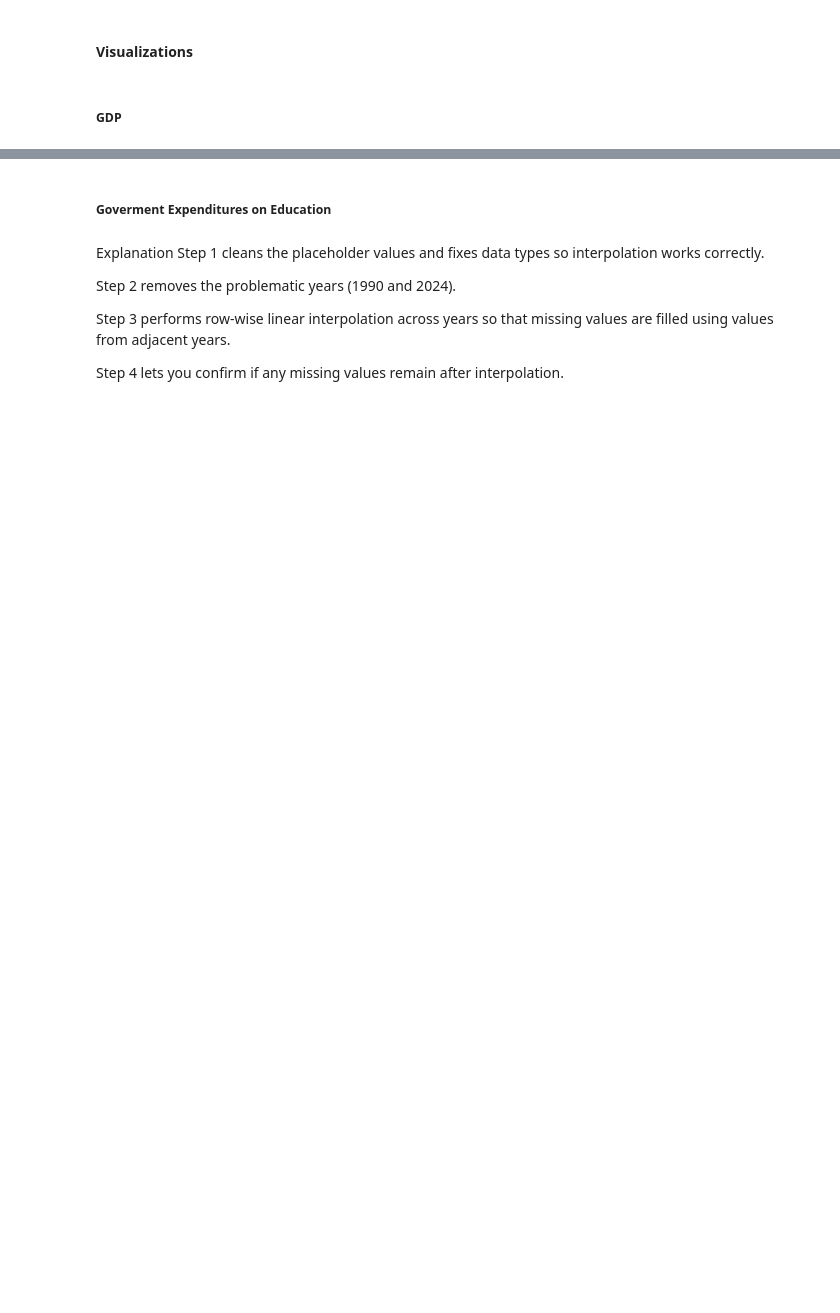
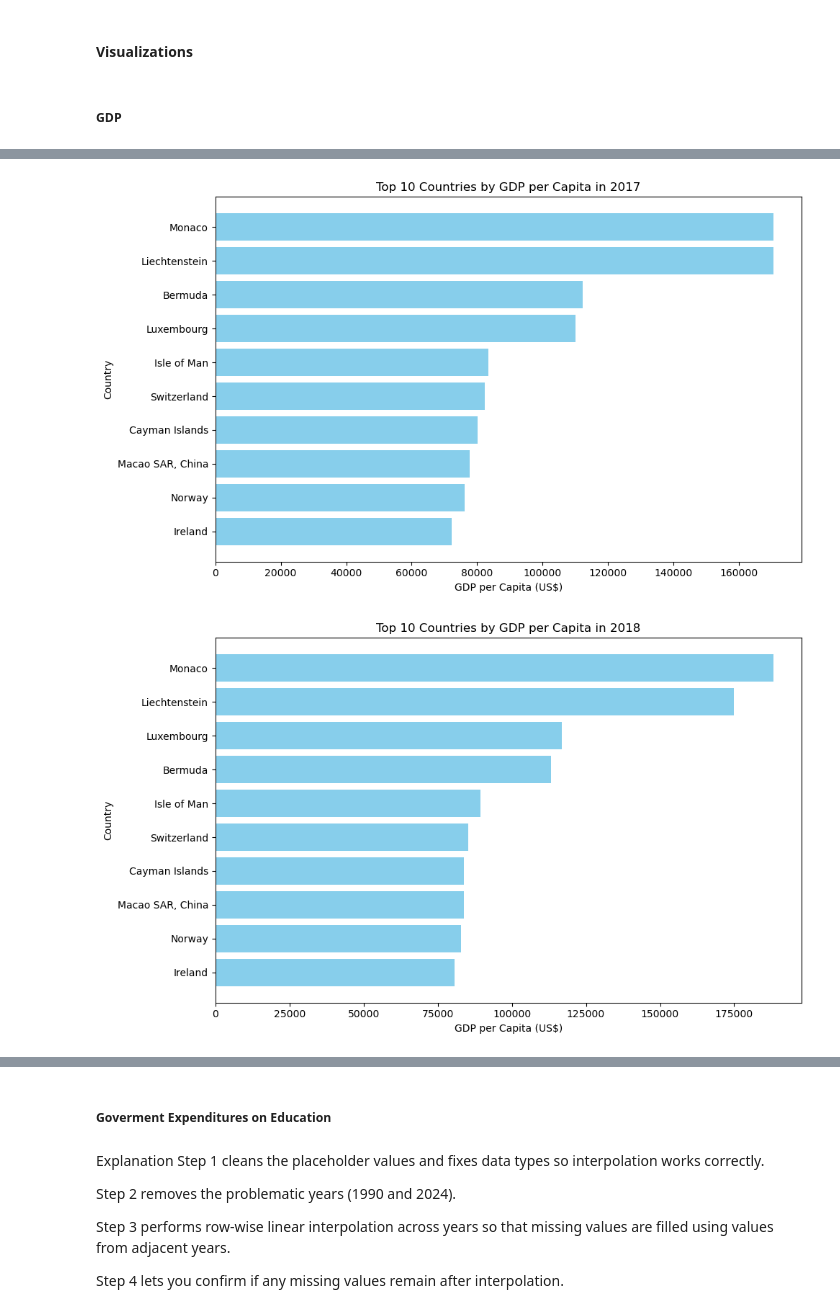
Before and after one commit to i11g/Data-Science-Project, a Jupyter notebook: Data.ipynb, the cells around one changed output, grey strips where cells are left out. Cells and saved outputs as stored; diff of their text form; code cells hidden in the pictures; blank space fills up the shorter version.

```diff
--- a/Data.ipynb
+++ b/Data.ipynb
@@ -1175,10 +1491,6 @@ Rows all-NaN across year cols AFTER : 125
 # %% [markdown]
 #### Data Tidying and Cleaning - Python Code
 # %%
-import re
-import numpy as np
-import pandas as pd
-
 def wb_to_long_simple(
     df: pd.DataFrame,
     *,
@@ -1189,11 +1501,19 @@ def wb_to_long_simple(
     year_max: int = 2022,
     interpolate: bool = True
 ) -> pd.DataFrame:
+
     """Minimal WB wide->long for 2017–2022 with optional series filter."""
+
     # Pick likely column names (kept very simple)
-    name_col = "Series Name" if "Series Name" in df.columns else ("Indicator Name" if "Indicator Name" in df.columns else None)
-    code_col = "Series Code" if "Series Code" in df.columns else ("Indicator Code" if "Indicator Code" in df.columns else None)
-    country_col = "Country Name" if "Country Name" in df.columns else ("country" if "country" in df.columns else None)
+    name_col = ("Series Name" if "Series Name" in df.columns else
+            "Indicator Name" if "Indicator Name" in df.columns else None)
+
+    code_col = ("Series Code" if "Series Code" in df.columns else
+            "Indicator Code" if "Indicator Code" in df.columns else None)
+
+    country_col = ("Country Name" if "Country Name" in df.columns else
+               "country" if "country" in df.columns else None)
+
     if country_col is None:
         raise KeyError("Need a country column (expected 'Country Name' or 'country').")
 
@@ -1206,7 +1526,8 @@ def wb_to_long_simple(
         d = d[d[name_col].astype(str).str.strip().str.casefold() == series_name.strip().casefold()]
 
     # Keep it simple: drop a few obvious meta cols + any Unnamed
-    d = d.drop(columns=[c for c in ["Country Code", "Series Code", "Series Name", "Indicator Code", "Indicator Name"] if c in d.columns], errors="ignore")
+    d = d.drop(columns=[c for c in ["Country Code", "Series Code", "Series Name", "Indicator Code",
+                                    "Indicator Name"] if c in d.columns], errors="ignore")
     d = d.loc[:, ~d.columns.str.match(r"^Unnamed")]
 
     # Year columns in window
@@ -1222,13 +1543,16 @@ def wb_to_long_simple(
         raise ValueError(f"No year columns detected in {year_min}-{year_max}.")
 
     # Clean + numeric + (optional) interpolate across years
-    d[year_cols] = d[year_cols].replace(r"^\s*\.\.\s*$", np.nan, regex=True).apply(pd.to_numeric, errors="coerce")
+    d[year_cols] = d[year_cols].replace(r"^\s*\.\.\s*$", np.nan, regex=True).apply(pd.to_numeric,
+                                                                                   errors="coerce")
     if interpolate:
         d[year_cols] = d[year_cols].interpolate(axis=1, limit_direction="both")
 
     # Wide -> long
-    long_df = d.melt(id_vars=[country_col], value_vars=year_cols, var_name="year_raw", value_name=value_name)
-    long_df["year"] = pd.to_numeric(long_df["year_raw"].str.extract(r"(\d{4})")[0], errors="coerce").astype("Int64")
+    long_df = d.melt(id_vars=[country_col], value_vars=year_cols, var_name="year_raw",
+                     value_name=value_name)
+    long_df["year"] = pd.to_numeric(long_df["year_raw"].str.extract(r"(\d{4})")[0],
+                                    errors="coerce").astype("Int64")
     long_df = long_df.drop(columns=["year_raw"]).dropna(subset=["year"])
     long_df["year"] = long_df["year"].astype(int)
     long_df = long_df[long_df["year"].between(year_min, year_max)]
@@ -1254,8 +1578,9 @@ print(gov_pct_long.head())
 # %%
 gdp_pc_long = wb_to_long_simple(
     df_gdp_clean,
-    value_name="gdp_per_capita_usd",
+    value_name="gdp_per_capita",
     series_code="NY.GDP.PCAP.CD"
 )
-print(gdp_long.head())
+gdp_pc_long.to_csv("tables/gdp_pc_long.csv", index = False)
+print(gdp_pc_long.head())
 # %% [output]
@@ -1280,11 +1632,11 @@ print(res_long.head())
 ##### GDP
 # %%
 top10_per_year_gdp = (
-    gdp_long
+    gdp_pc_long
     .sort_values(["year", "gdp_per_capita"], ascending=[True, False])
     .groupby("year")
     .head(10)
     .reset_index(drop=True)
 )
-
+top10_per_year_gdp.to_csv("tables/top10_gdp_per_year.csv", index = False)
 print(top10_per_year_gdp)
@@ -1291,15 +1661,15 @@ print(top10_per_year_gdp)
 # %%
-# If you want to save to CSV
-top10_per_year_gdp.to_csv("top10_gdp_per_year.csv", index=False)
-
-# Loop through each year and make a separate plot
+# We loop through each year and make a separate plot
 for year, group in top10_per_year_gdp.groupby("year"):
     plt.figure(figsize=(10, 6))
     group_sorted = group.sort_values("gdp_per_capita", ascending=False)
     plt.barh(group_sorted["country"], group_sorted["gdp_per_capita"], color="skyblue")
     plt.xlabel("GDP per Capita (US$)")
     plt.ylabel("Country")
     plt.title(f"Top 10 Countries by GDP per Capita in {year}")
     plt.gca().invert_yaxis()
     plt.tight_layout()
     plt.show()
+# %% [output]
+[figure, added]
+[figure, added]
```
Also changed, not shown: parts of 58 cells of this notebook, 13 other files.
